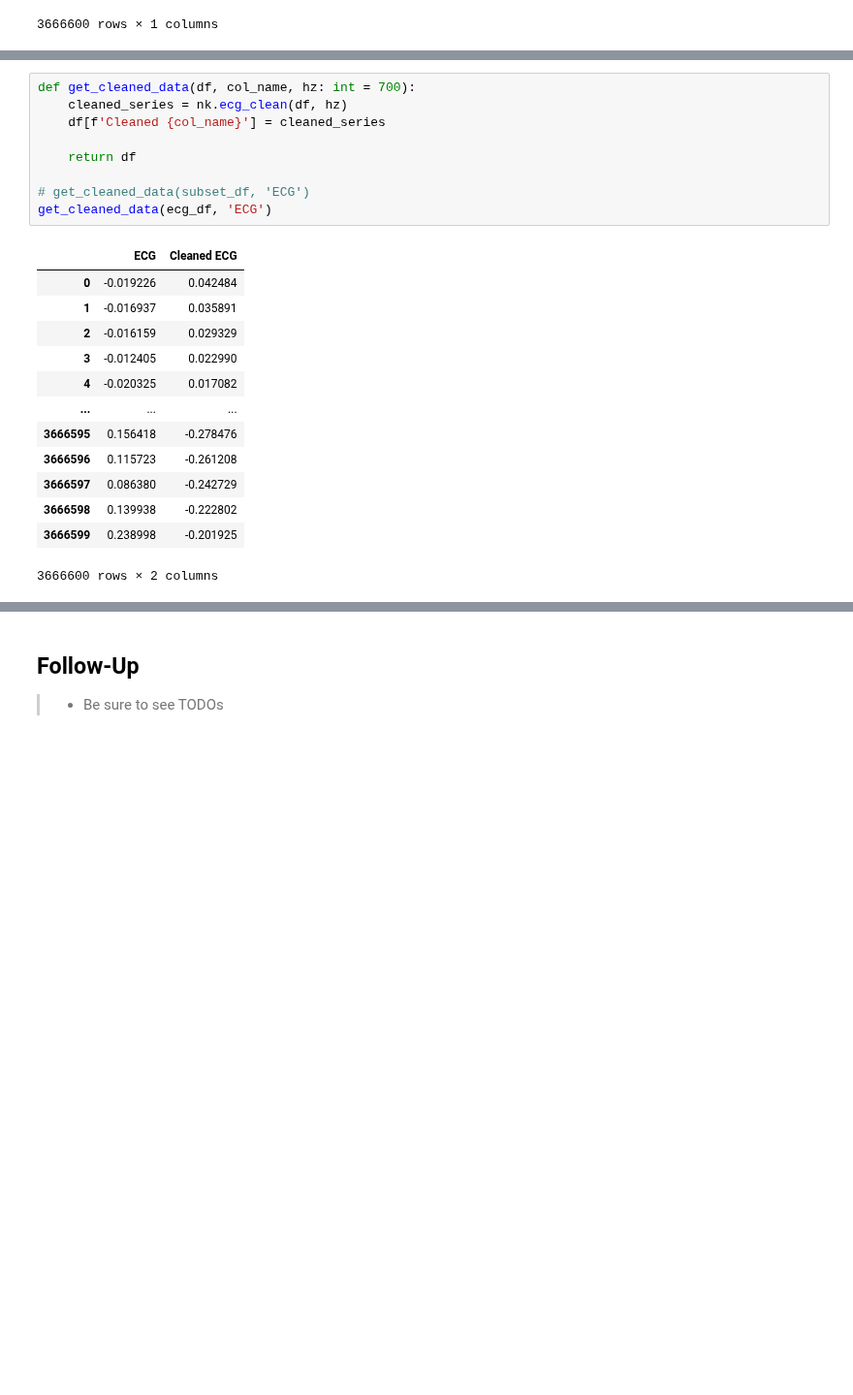
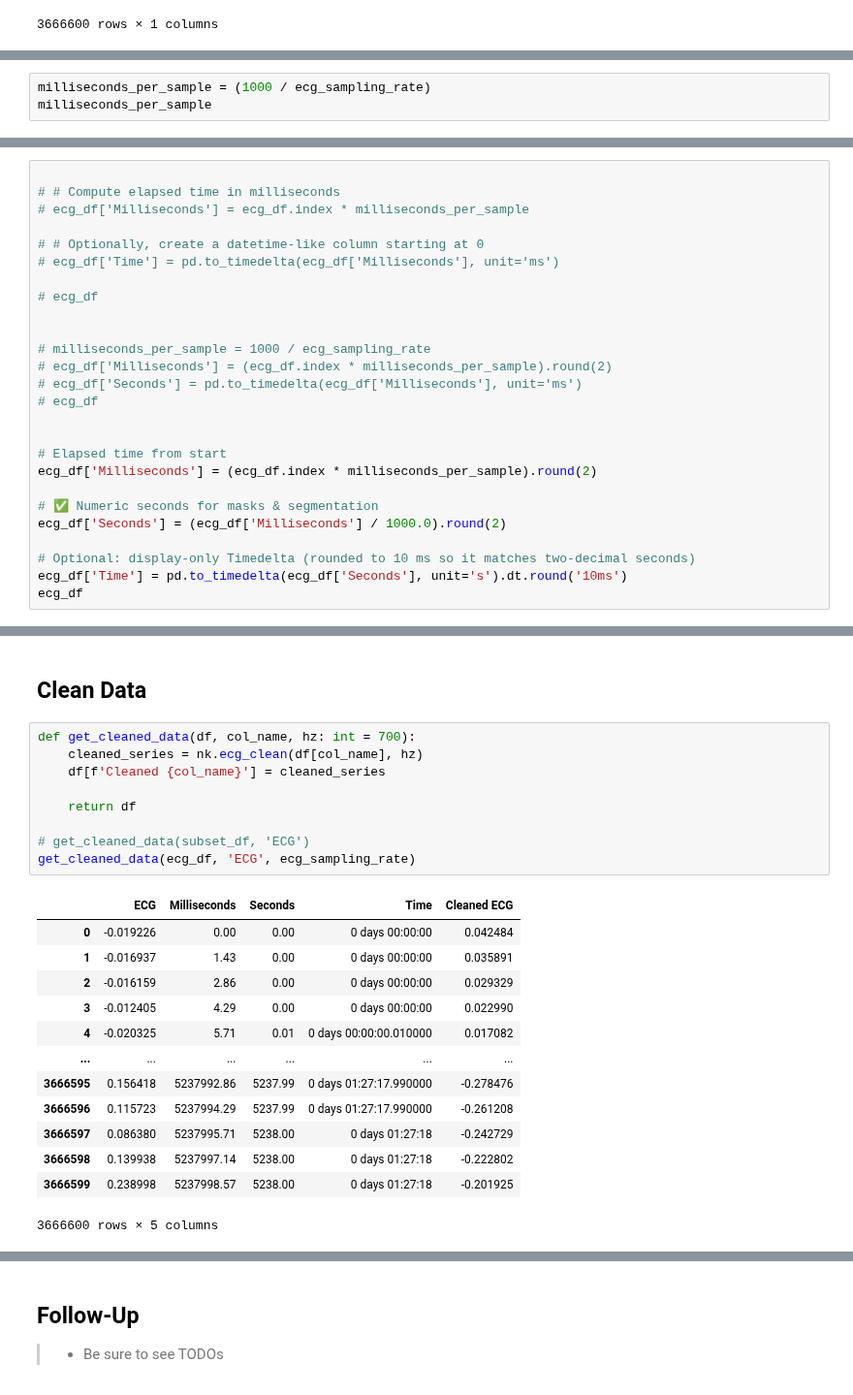
Before and after one commit to invisible-illness-project/lamina, a Jupyter notebook: notebook_experiments/ans_basics_via_wesad/ecg_to_hr-neurokit.ipynb, the cells around one changed output, grey strips where cells are left out. Shown at 97% size. Saved outputs shown, nothing was run; the diff lists cells and outputs as text; blank space fills up the shorter version.

Commit message:
fix: df to get time and signals from + notes

```diff
--- a/notebook_experiments/ans_basics_via_wesad/ecg_to_hr-neurokit.ipynb
+++ b/notebook_experiments/ans_basics_via_wesad/ecg_to_hr-neurokit.ipynb
@@ -122,0 +127,3 @@ ecg_df
+# %%
+milliseconds_per_sample = (1000 / ecg_sampling_rate)
+milliseconds_per_sample
@@ -122,0 +132,26 @@ ecg_df
+# %%
+
+# # Compute elapsed time in milliseconds
+# ecg_df['Milliseconds'] = ecg_df.index * milliseconds_per_sample
+
+# # Optionally, create a datetime-like column starting at 0
+# ecg_df['Time'] = pd.to_timedelta(ecg_df['Milliseconds'], unit='ms')
+
+# ecg_df
+
+
+# milliseconds_per_sample = 1000 / ecg_sampling_rate
+# ecg_df['Milliseconds'] = (ecg_df.index * milliseconds_per_sample).round(2)
+# ecg_df['Seconds'] = pd.to_timedelta(ecg_df['Milliseconds'], unit='ms')
+# ecg_df
+
+
+# Elapsed time from start
+ecg_df['Milliseconds'] = (ecg_df.index * milliseconds_per_sample).round(2)
+
+# ✅ Numeric seconds for masks & segmentation
+ecg_df['Seconds'] = (ecg_df['Milliseconds'] / 1000.0).round(2)
+
+# Optional: display-only Timedelta (rounded to 10 ms so it matches two-decimal seconds)
+ecg_df['Time'] = pd.to_timedelta(ecg_df['Seconds'], unit='s').dt.round('10ms')
+ecg_df
@@ -146,23 +183,25 @@ subset_df
+# %% [markdown]
+## Clean Data
 # %%
 def get_cleaned_data(df, col_name, hz: int = 700):
-    cleaned_series = nk.ecg_clean(df, hz)
+    cleaned_series = nk.ecg_clean(df[col_name], hz)
     df[f'Cleaned {col_name}'] = cleaned_series
 
     return df
 
 # get_cleaned_data(subset_df, 'ECG')
-get_cleaned_data(ecg_df, 'ECG')
+get_cleaned_data(ecg_df, 'ECG', ecg_sampling_rate)
 # %% [output]
-|  | ECG | Cleaned ECG |
-| 0 | -0.019226 | 0.042484 |
-| 1 | -0.016937 | 0.035891 |
-| 2 | -0.016159 | 0.029329 |
-| 3 | -0.012405 | 0.022990 |
-| 4 | -0.020325 | 0.017082 |
-| ... | ... | ... |
-| 3666595 | 0.156418 | -0.278476 |
-| 3666596 | 0.115723 | -0.261208 |
-| 3666597 | 0.086380 | -0.242729 |
-| 3666598 | 0.139938 | -0.222802 |
-| 3666599 | 0.238998 | -0.201925 |
+|  | ECG | Milliseconds | Seconds | Time | Cleaned ECG |
+| 0 | -0.019226 | 0.00 | 0.00 | 0 days 00:00:00 | 0.042484 |
+| 1 | -0.016937 | 1.43 | 0.00 | 0 days 00:00:00 | 0.035891 |
+| 2 | -0.016159 | 2.86 | 0.00 | 0 days 00:00:00 | 0.029329 |
+| 3 | -0.012405 | 4.29 | 0.00 | 0 days 00:00:00 | 0.022990 |
+| 4 | -0.020325 | 5.71 | 0.01 | 0 days 00:00:00.010000 | 0.017082 |
+| ... | ... | ... | ... | ... | ... |
+| 3666595 | 0.156418 | 5237992.86 | 5237.99 | 0 days 01:27:17.990000 | -0.278476 |
+| 3666596 | 0.115723 | 5237994.29 | 5237.99 | 0 days 01:27:17.990000 | -0.261208 |
+| 3666597 | 0.086380 | 5237995.71 | 5238.00 | 0 days 01:27:18 | -0.242729 |
+| 3666598 | 0.139938 | 5237997.14 | 5238.00 | 0 days 01:27:18 | -0.222802 |
+| 3666599 | 0.238998 | 5237998.57 | 5238.00 | 0 days 01:27:18 | -0.201925 |
-3666600 rows × 2 columns
+3666600 rows × 5 columns
```
Also changed, not shown: parts of 26 cells of this notebook.
